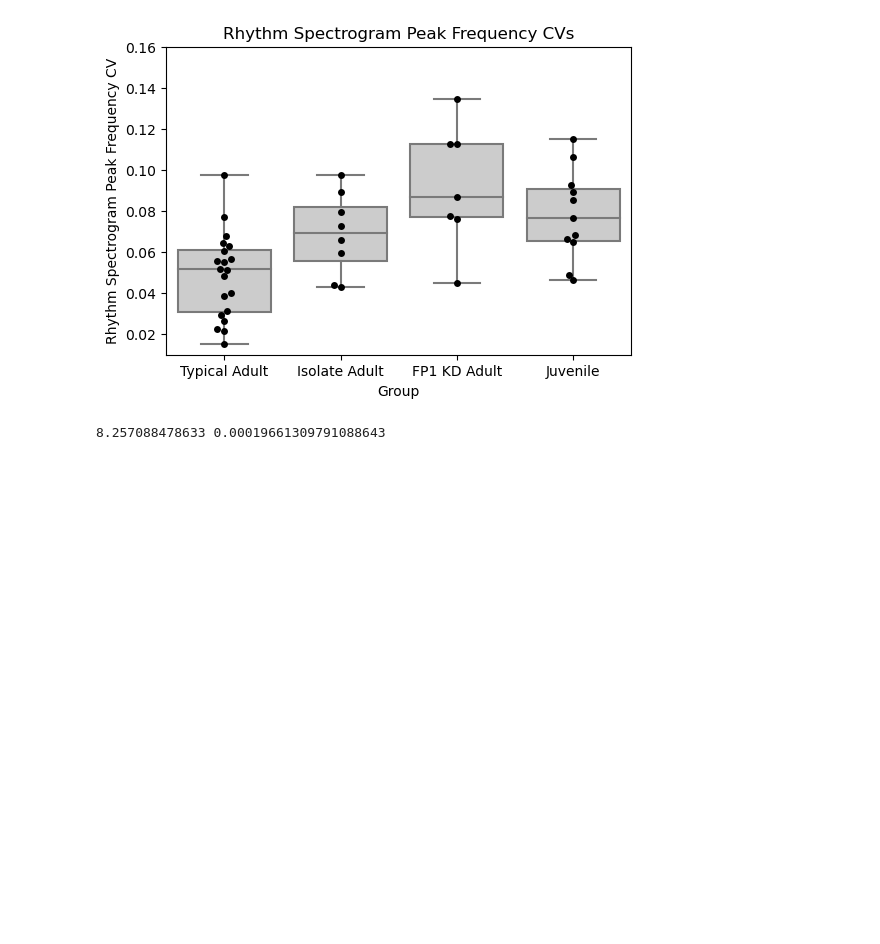
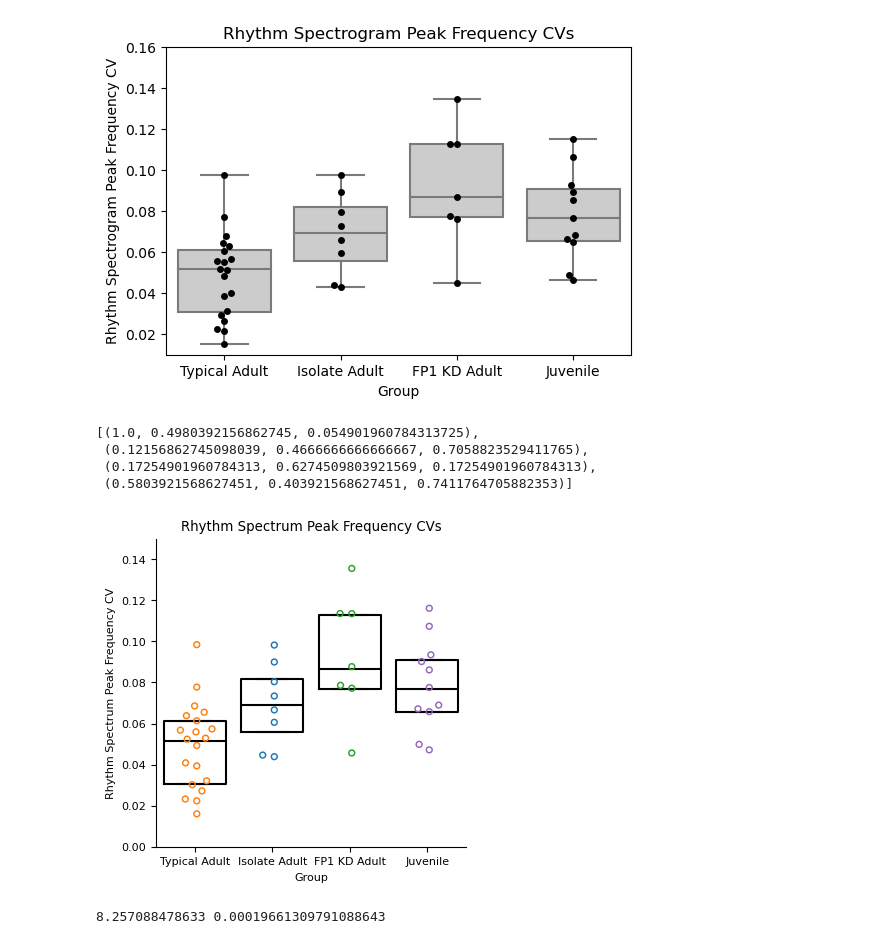
Before and after one commit to theresekoch/AVN_paper, a Jupyter notebook: 03 - Timing/03 - Rhythm Spectrum Group Comparisons.ipynb, the cells around one changed output. Drawn from its saved outputs; the diff is of its cells as text; code cells hidden in the pictures; blank space fills up the shorter version.

```diff
--- a/03 - Timing/03 - Rhythm Spectrum Group Comparisons.ipynb
+++ b/03 - Timing/03 - Rhythm Spectrum Group Comparisons.ipynb
@@ -231,6 +271,29 @@ plt.ylim(0.01, 0.16)
 # %% [output]
 (0.01, 0.16)
 [figure]
+# %%
+palette = sns.color_palette([sns.color_palette()[1], sns.color_palette()[0], sns.color_palette()[2], sns.color_palette()[4]])
+palette
+# %% [output]
+[(1.0, 0.4980392156862745, 0.054901960784313725),
+ (0.12156862745098039, 0.4666666666666667, 0.7058823529411765),
+ (0.17254901960784313, 0.6274509803921569, 0.17254901960784313),
+ (0.5803921568627451, 0.403921568627451, 0.7411764705882353)]
+# %%
+plt.figure(figsize = (4, 4 ))
+sns.boxplot(data = all_rhythm_feats, x = 'Group', y = 'peak_freq_cv', fill = False, color = 'black',
+            fliersize=0, whis= 0,
+            legend = False)
+sns.swarmplot(data = all_rhythm_feats, x = 'Group', y = 'peak_freq_cv', hue = 'Group', s = 8, marker = '$\circ$',
+              palette = palette )
+plt.ylabel('Rhythm Spectrum Peak Frequency CV')
+plt.title('Rhythm Spectrum Peak Frequency CVs')
+
+plt.ylim(0, 0.15)
+sns.despine()
+plt.savefig('rhythm_spectrogram_peak_frequency_CVs.svg')
+# %% [output]
+[figure, added]
 # %%
 from scipy.stats import f_oneway
 from statsmodels.stats.multicomp import pairwise_tukeyhsd
```
Also changed, not shown: parts of 7 cells of this notebook, 6 other files.
